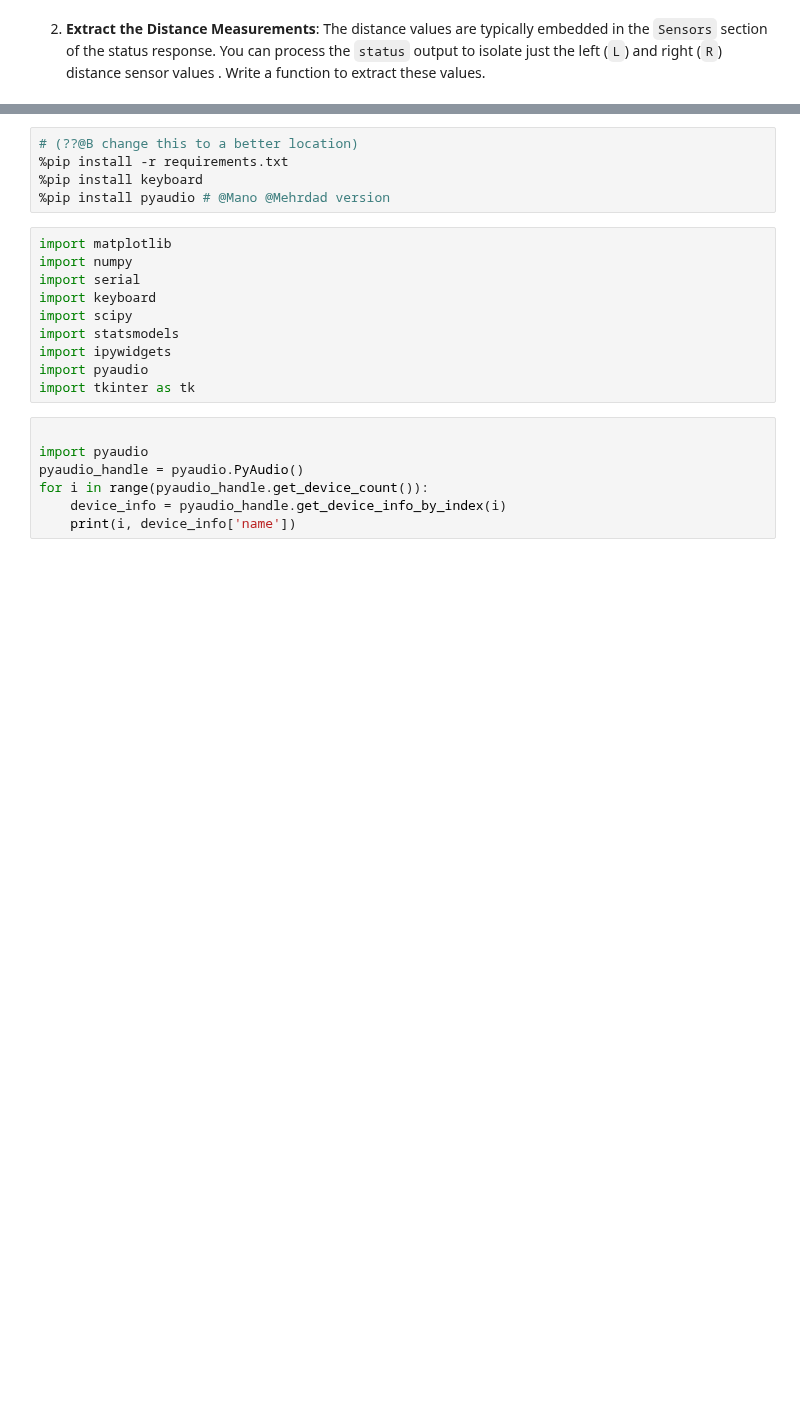
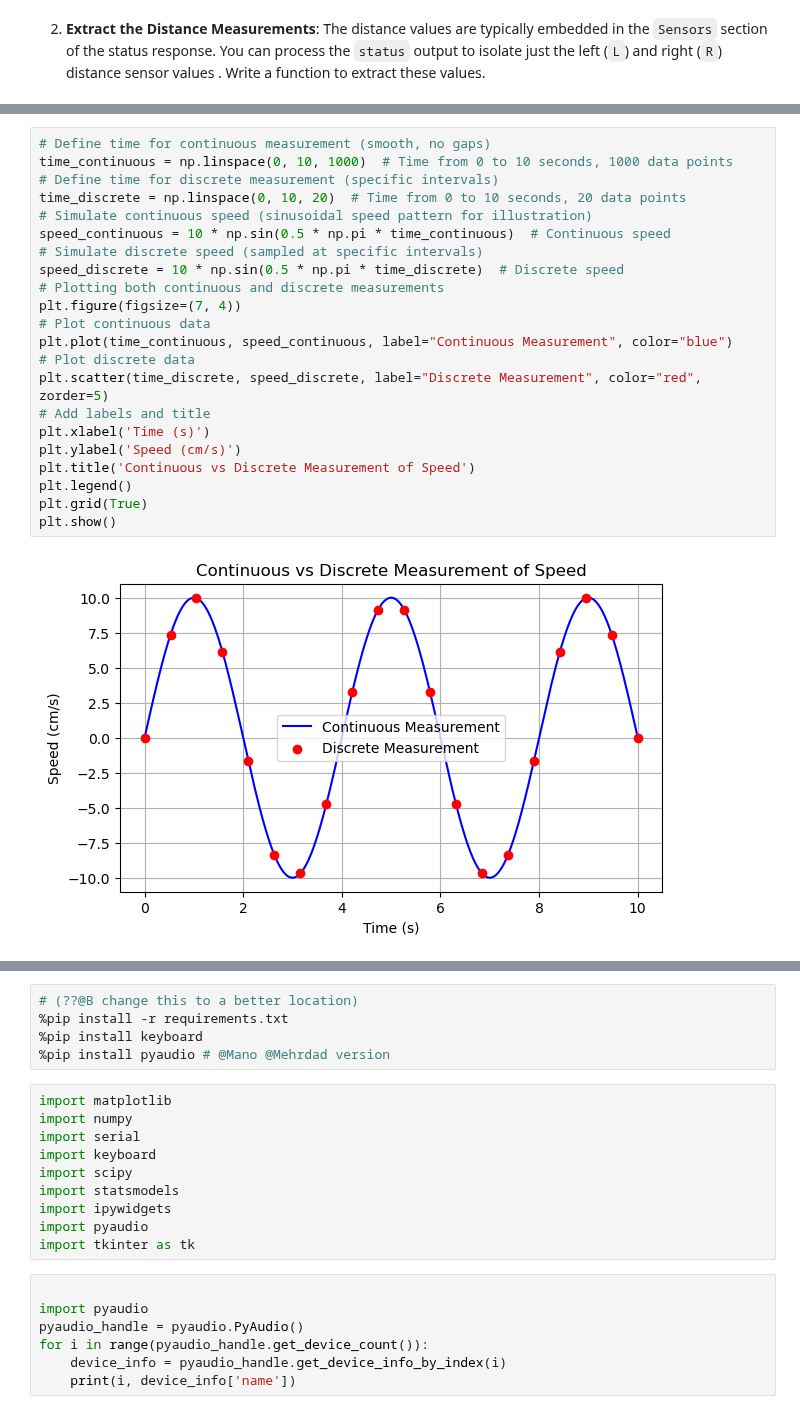
Before and after one commit to OpenEd-IP3/Book, a Jupyter notebook: 4 Module 2.ipynb, the cells around one changed output, grey strips where cells are left out. Cells and saved outputs as stored; diff of their text form; blank space fills up the shorter version.

```diff
--- a/4 Module 2.ipynb
+++ b/4 Module 2.ipynb
@@ -243,0 +271,24 @@ Tip: It is advisable to store all the old distance data in a list inside the KIT
+# %%
+# Define time for continuous measurement (smooth, no gaps)
+time_continuous = np.linspace(0, 10, 1000)  # Time from 0 to 10 seconds, 1000 data points
+# Define time for discrete measurement (specific intervals)
+time_discrete = np.linspace(0, 10, 20)  # Time from 0 to 10 seconds, 20 data points
+# Simulate continuous speed (sinusoidal speed pattern for illustration)
+speed_continuous = 10 * np.sin(0.5 * np.pi * time_continuous)  # Continuous speed
+# Simulate discrete speed (sampled at specific intervals)
+speed_discrete = 10 * np.sin(0.5 * np.pi * time_discrete)  # Discrete speed
+# Plotting both continuous and discrete measurements
+plt.figure(figsize=(7, 4))
+# Plot continuous data
+plt.plot(time_continuous, speed_continuous, label="Continuous Measurement", color="blue")
+# Plot discrete data
+plt.scatter(time_discrete, speed_discrete, label="Discrete Measurement", color="red", zorder=5)
+# Add labels and title
+plt.xlabel('Time (s)')
+plt.ylabel('Speed (cm/s)')
+plt.title('Continuous vs Discrete Measurement of Speed')
+plt.legend()
+plt.grid(True)
+plt.show()
+# %% [output]
+[figure, added]
```
Also changed, not shown: parts of 41 cells of this notebook.
